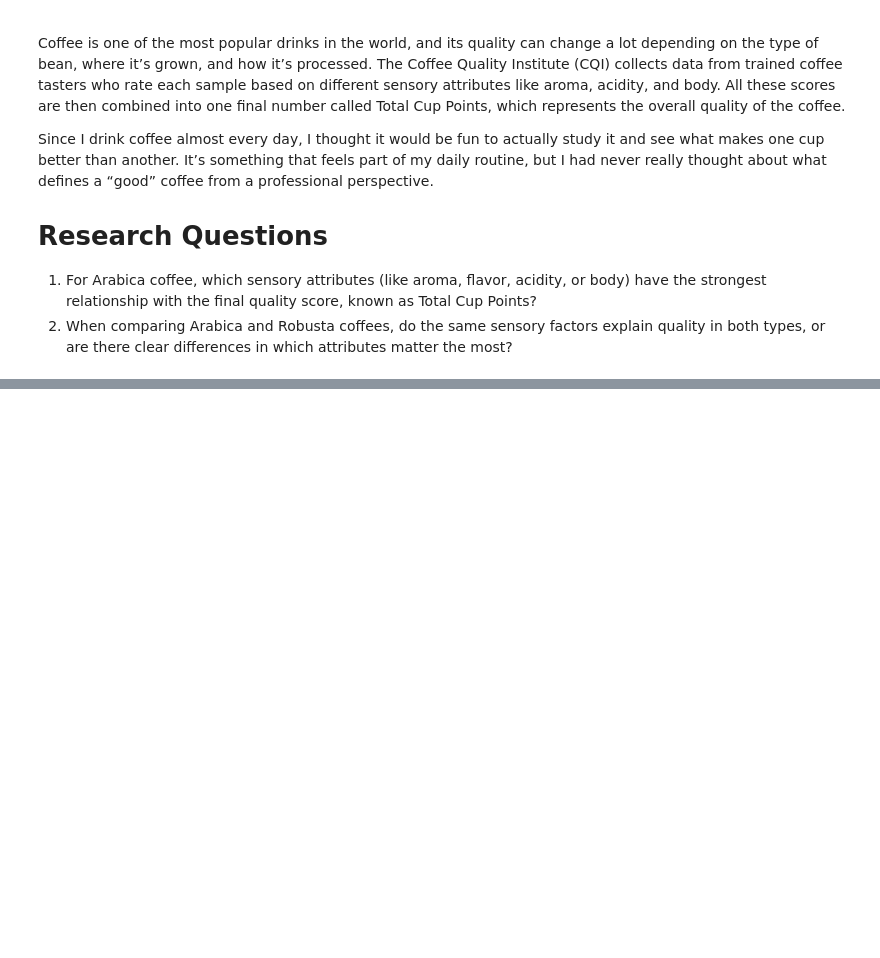
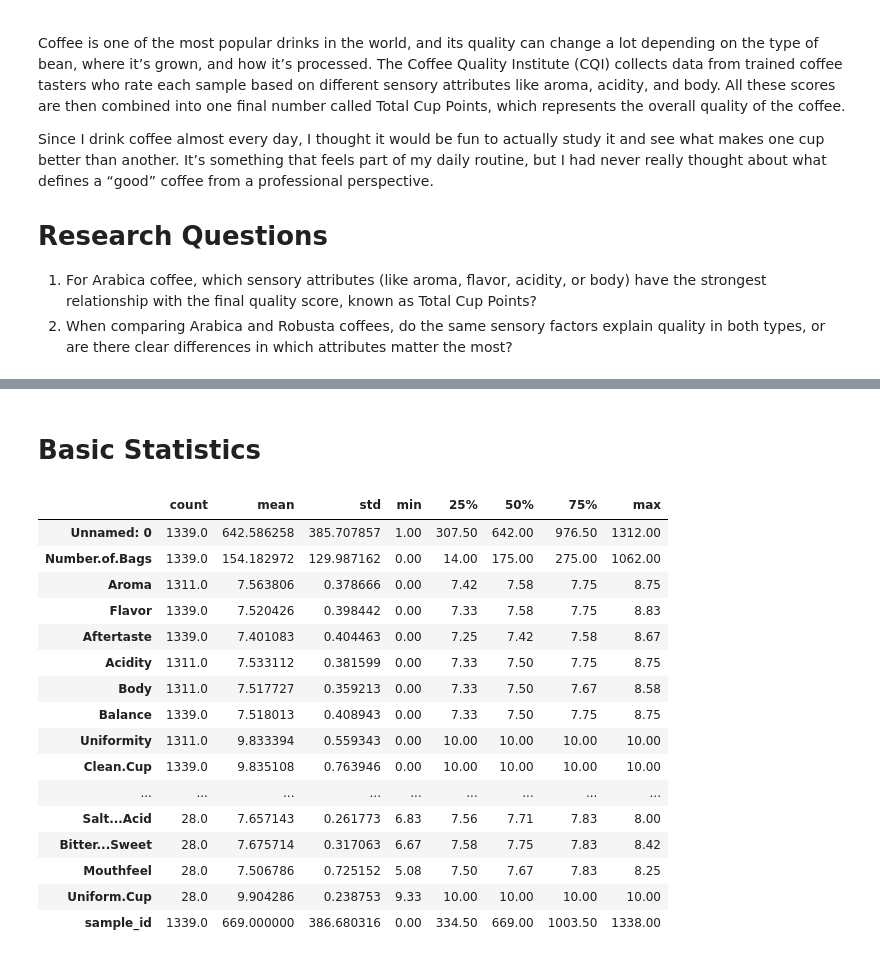
Before and after one commit to mbaguesgalvez/marinabagues.github.io, a Jupyter notebook: CMPS 3160-Coffee_Project.ipynb, the cells around one changed output, grey strips where cells are left out. Saved outputs shown, nothing was run; the diff lists cells and outputs as text; code cells hidden in the pictures; blank space fills up the shorter version.

```diff
--- a/CMPS 3160-Coffee_Project.ipynb
+++ b/CMPS 3160-Coffee_Project.ipynb
@@ -74,0 +136,23 @@ df_robusta = pd.read_csv("robusta_data_cleaned.csv")
+# %% [markdown]
+# Basic Statistics
+# %%
+# Basic descriptive statistics
+df.describe().T
+# %% [output]
+|  | count | mean | std | min | 25% | 50% | 75% | max |
+| Unnamed: 0 | 1339.0 | 642.586258 | 385.707857 | 1.00 | 307.50 | 642.00 | 976.50 | 1312.00 |
+| Number.of.Bags | 1339.0 | 154.182972 | 129.987162 | 0.00 | 14.00 | 175.00 | 275.00 | 1062.00 |
+| Aroma | 1311.0 | 7.563806 | 0.378666 | 0.00 | 7.42 | 7.58 | 7.75 | 8.75 |
+| Flavor | 1339.0 | 7.520426 | 0.398442 | 0.00 | 7.33 | 7.58 | 7.75 | 8.83 |
+| Aftertaste | 1339.0 | 7.401083 | 0.404463 | 0.00 | 7.25 | 7.42 | 7.58 | 8.67 |
+| Acidity | 1311.0 | 7.533112 | 0.381599 | 0.00 | 7.33 | 7.50 | 7.75 | 8.75 |
+| Body | 1311.0 | 7.517727 | 0.359213 | 0.00 | 7.33 | 7.50 | 7.67 | 8.58 |
+| Balance | 1339.0 | 7.518013 | 0.408943 | 0.00 | 7.33 | 7.50 | 7.75 | 8.75 |
+| Uniformity | 1311.0 | 9.833394 | 0.559343 | 0.00 | 10.00 | 10.00 | 10.00 | 10.00 |
+| Clean.Cup | 1339.0 | 9.835108 | 0.763946 | 0.00 | 10.00 | 10.00 | 10.00 | 10.00 |
+| ... | ... | ... | ... | ... | ... | ... | ... | ... |
+| Salt...Acid | 28.0 | 7.657143 | 0.261773 | 6.83 | 7.56 | 7.71 | 7.83 | 8.00 |
+| Bitter...Sweet | 28.0 | 7.675714 | 0.317063 | 6.67 | 7.58 | 7.75 | 7.83 | 8.42 |
+| Mouthfeel | 28.0 | 7.506786 | 0.725152 | 5.08 | 7.50 | 7.67 | 7.83 | 8.25 |
+| Uniform.Cup | 28.0 | 9.904286 | 0.238753 | 9.33 | 10.00 | 10.00 | 10.00 | 10.00 |
+| sample_id | 1339.0 | 669.000000 | 386.680316 | 0.00 | 334.50 | 669.00 | 1003.50 | 1338.00 |
```
Also changed, not shown: parts of 14 cells of this notebook.
